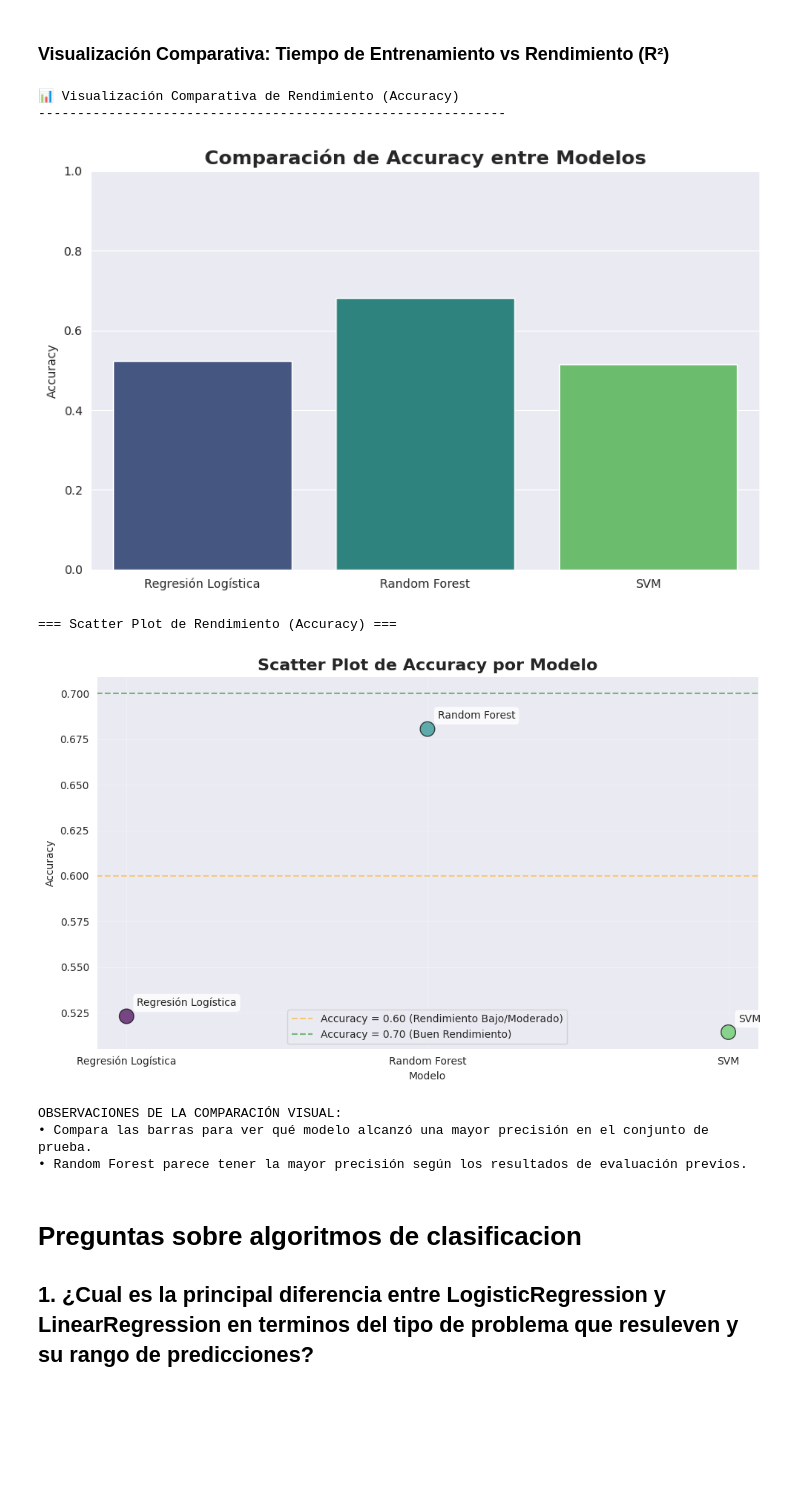
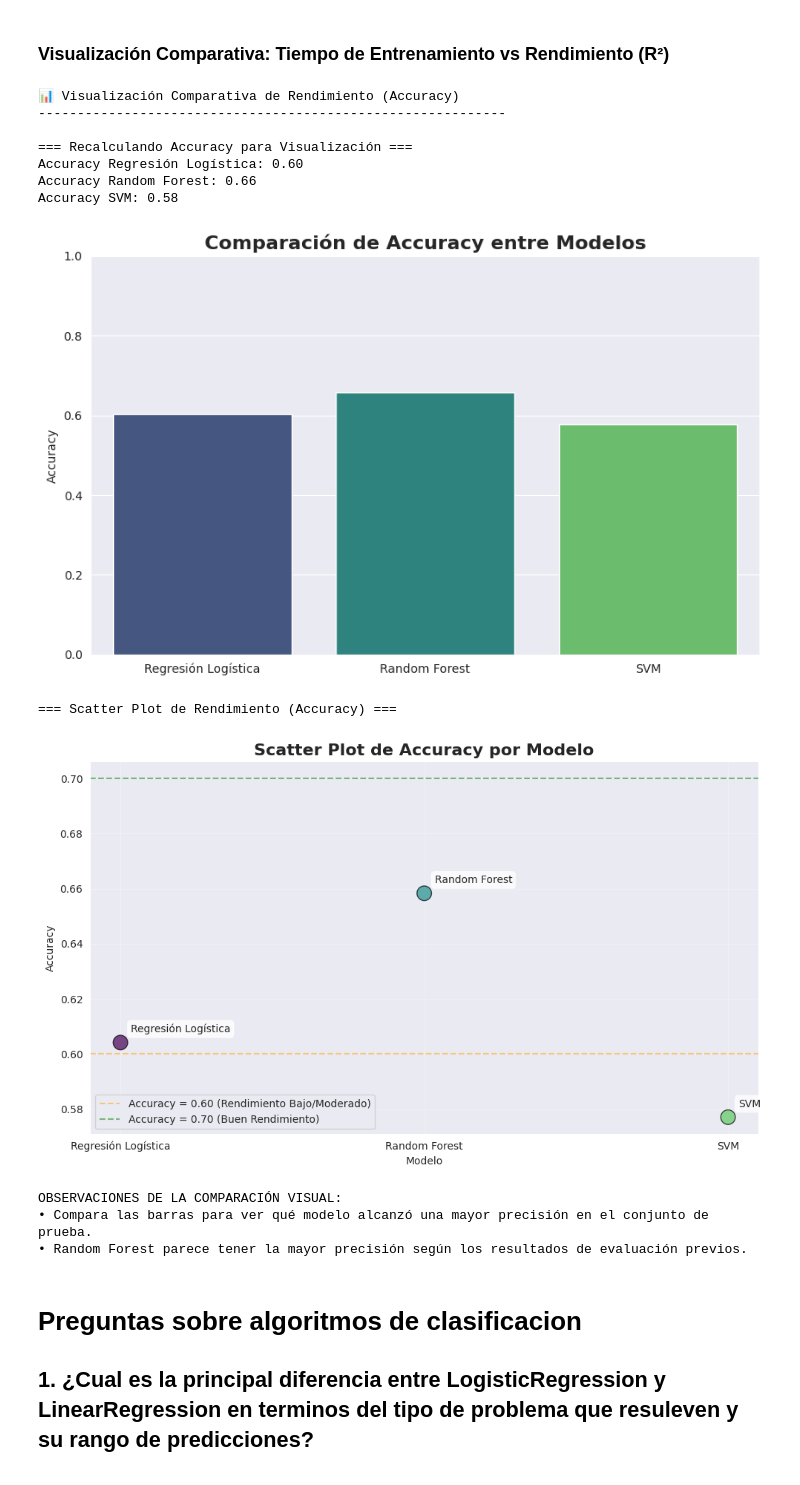
Before and after one commit to abyiis/machineLearning, a Jupyter notebook: iaupb_examen_03_clasificacion.ipynb, the cells around one changed output. Saved outputs shown, nothing was run; the diff lists cells and outputs as text; code cells hidden in the pictures; blank space fills up the shorter version.

```diff
--- a/iaupb_examen_03_clasificacion.ipynb
+++ b/iaupb_examen_03_clasificacion.ipynb
@@ -208,9 +222,9 @@ OBSERVACIONES CLAVE DEL EDA (Interpretación inicial):
 print("\n📊 Acción No. 3: Preprocesamiento de datos")
 print("-" * 60)
 
-# Separate features (X) and target variable (y)
-X_wine = df_wine_data.drop('quality', axis=1) # Changed df_red_wine to df_wine_data
-y_wine = df_wine_data['quality'] # Changed df_red_wine to df_wine_data
+# Separate features (X) and target variable (y) using the filtered red wine data
+X_wine = df_red_wine.drop('quality', axis=1)
+y_wine = df_red_wine['quality']
 
 print("=== PREPARACIÓN DE DATOS ===")
 print(f"Forma de X (características): {X_wine.shape}")
@@ -446,19 +460,38 @@ OBSERVACIONES CLAVE DE LA EVALUACIÓN:
 print("\n\n📊 Visualización Comparativa de Rendimiento (Accuracy)")
 print("-" * 60)
 
-# Get model names and their accuracy scores from the evaluation results
+# Get model names
 model_names = ["Regresión Logística", "Random Forest", "SVM"]
-# Assuming the evaluation results are stored in the output of cell 8eVOR-F7r1J0
-# We need to extract the accuracy for each model from the output.
-# For now, I will use placeholder values based on the previous output.
-# In a real scenario, you would parse the output or store metrics in variables.
 
-# Placeholder accuracies based on the previous execution output:
+# Re-evaluate models to get current accuracy scores
+# This assumes the models (logistic_regression_model, random_forest_model, svm_model)
+# and test data (X_test_wine_scaled, X_test_wine, y_test_wine) are available from previous cells.
+
+print("\n=== Recalculando Accuracy para Visualización ===")
+
+# Evaluate Logistic Regression and capture accuracy
+logistic_regression_predictions = logistic_regression_model.predict(X_test_wine_scaled)
+logistic_regression_accuracy = accuracy_score(y_test_wine, logistic_regression_predictions)
+print(f"Accuracy Regresión Logística: {logistic_regression_accuracy:.2f}")
+
+
+# Evaluate Random Forest and capture accuracy
+random_forest_predictions = random_forest_model.predict(X_test_wine)
+random_forest_accuracy = accuracy_score(y_test_wine, random_forest_predictions)
+print(f"Accuracy Random Forest: {random_forest_accuracy:.2f}")
+
+# Evaluate SVM and capture accuracy
+svm_predictions = svm_model.predict(X_test_wine_scaled)
+svm_accuracy = accuracy_score(y_test_wine, svm_predictions)
+print(f"Accuracy SVM: {svm_accuracy:.2f}")
+
+# Store accuracy scores in a list
 accuracy_scores = [
-    0.5231,  # Accuracy for Logistic Regression
-    0.6805,  # Accuracy for Random Forest
-    0.5144   # Accuracy for SVM
+    logistic_regression_accuracy,
+    random_forest_accuracy,
+    svm_accuracy
 ]
+
 
 # Create a bar chart for comparison
 plt.figure(figsize=(10, 6))
@@ -482,36 +515,41 @@ ax.scatter(x=[0, 1, 2], y=accuracy_scores, c=['#440154ff', '#21908dff', '#5dc863
 # Add model labels as annotations next to the points
 for i, model in enumerate(model_names):
     ax.annotate(model, (i, accuracy_scores[i]),
                 xytext=(10, 10), textcoords='offset points',
                 bbox=dict(boxstyle="round,pad=0.3", facecolor="white", alpha=0.8))
 
 # Set labels and title
 ax.set_xlabel('Modelo')
 ax.set_ylabel('Accuracy')
 ax.set_title('Scatter Plot de Accuracy por Modelo', fontsize=16, fontweight='bold')
 ax.set_xticks([0, 1, 2]) # Set x-axis ticks to correspond to the dummy values
 ax.set_xticklabels(model_names) # Label x-axis ticks with model names
 ax.grid(True, alpha=0.3) # Add grid lines
 
 # Add reference lines (adjust values if necessary for your context)
 ax.axhline(y=0.60, color='orange', linestyle='--', alpha=0.5, label='Accuracy = 0.60 (Rendimiento Bajo/Moderado)')
 ax.axhline(y=0.70, color='green', linestyle='--', alpha=0.5, label='Accuracy = 0.70 (Buen Rendimiento)')
 
 ax.legend()
 
 plt.tight_layout()
 plt.show()
 
 
 print("\nOBSERVACIONES DE LA COMPARACIÓN VISUAL:")
 print("• Compara las barras para ver qué modelo alcanzó una mayor precisión en el conjunto de prueba.")
 print("• Random Forest parece tener la mayor precisión según los resultados de evaluación previos.")
 # %% [output]
 📊 Visualización Comparativa de Rendimiento (Accuracy)
 ------------------------------------------------------------
+
+=== Recalculando Accuracy para Visualización ===
+Accuracy Regresión Logística: 0.60
+Accuracy Random Forest: 0.66
+Accuracy SVM: 0.58
-[figure, old version]
+[figure, new version]
 === Scatter Plot de Rendimiento (Accuracy) ===
-[figure, old version]
+[figure, new version]
 OBSERVACIONES DE LA COMPARACIÓN VISUAL:
 • Compara las barras para ver qué modelo alcanzó una mayor precisión en el conjunto de prueba.
 • Random Forest parece tener la mayor precisión según los resultados de evaluación previos.
```
Also changed, not shown: parts of 4 cells of this notebook.
